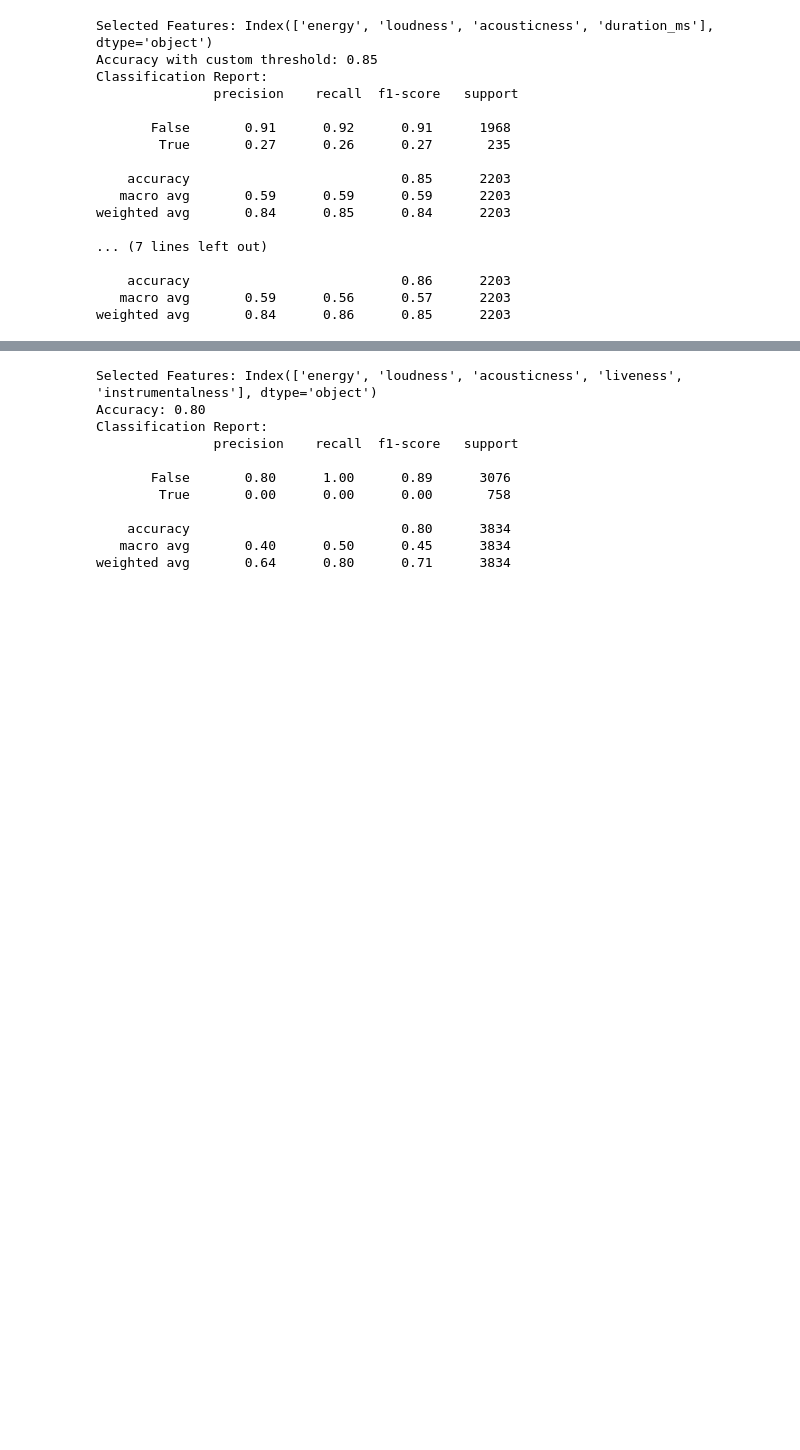
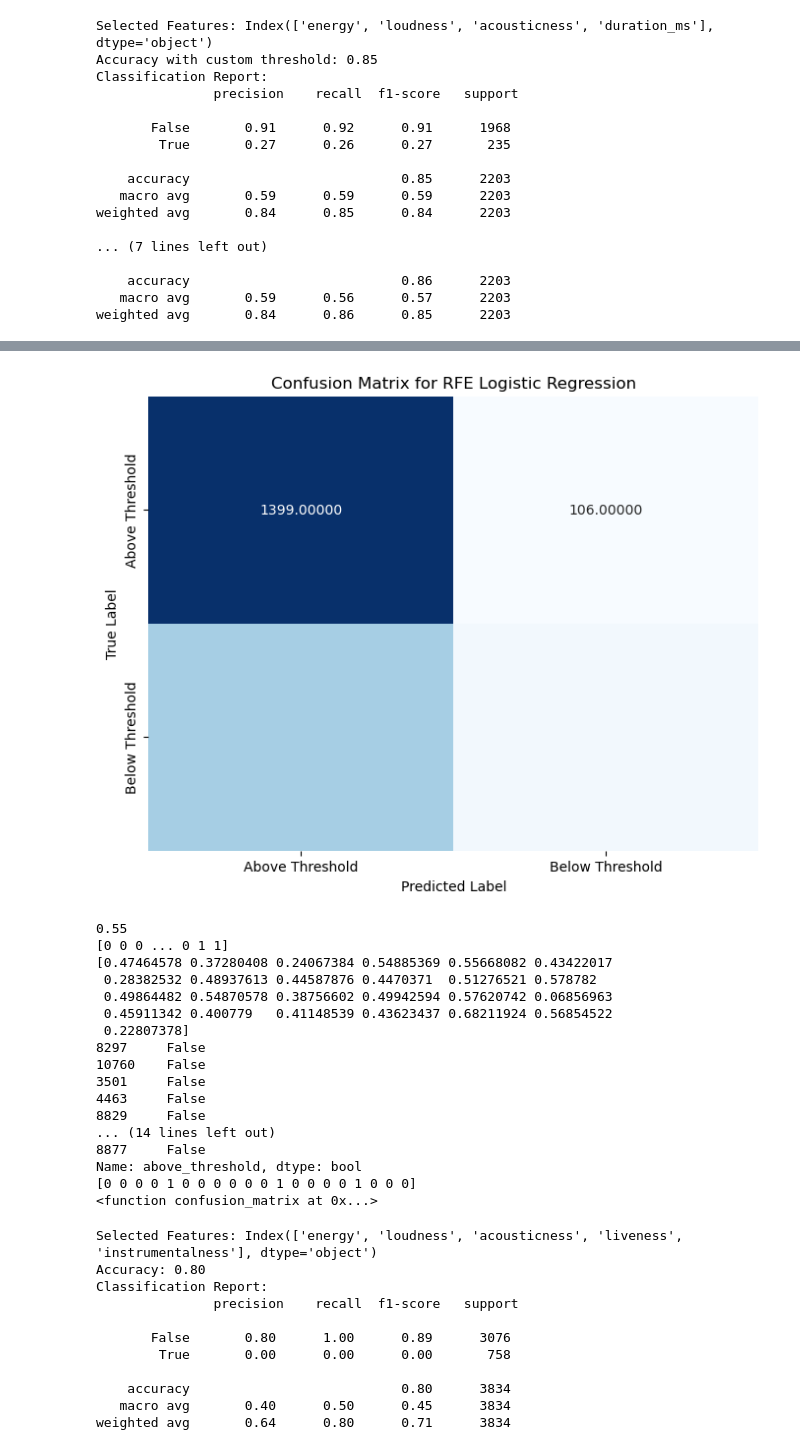
Before and after one commit to dparcon/Project_4_Group_2, a Jupyter notebook: spotify_youtube_song_analysis.ipynb, the cells around one changed output, grey strips where cells are left out. Drawn from its saved outputs; the diff is of its cells as text; code cells hidden in the pictures; blank space fills up the shorter version.

Commit message:
"Update to predict popularity, plus attempt at a confusion matrix"

```diff
--- a/spotify_youtube_song_analysis.ipynb
+++ b/spotify_youtube_song_analysis.ipynb
@@ -796,3 +919,51 @@ weighted avg       0.84      0.86      0.85      2203
+# %%
+from sklearn.metrics import confusion_matrix
+import seaborn as sns
+import matplotlib.pyplot as plt
+
+# Step 1: Predict class labels using the custom threshold
+#y_pred_custom = (y_pred_proba >= custom_threshold_used).astype(int)
+
+# Step 2: Compute confusion matrix
+conf_matrix = confusion_matrix(y_pred_custom, y_test)
+
+# Step 3: Plot the confusion matrix
+plt.figure(figsize=(8, 6))
+sns.heatmap(conf_matrix, annot=True, fmt='.5f', cmap='Blues', cbar=False,
+            xticklabels=['Above Threshold', 'Below Threshold'],
+            yticklabels=['Above Threshold', 'Below Threshold'])
+plt.ylabel('True Label')
+plt.xlabel('Predicted Label')
+plt.title('Confusion Matrix for RFE Logistic Regression')
+plt.show()
+print(custom_threshold_used)
+#print(y_test)
+print(y_pred_custom)
+pd.Series(y_test).value_counts()
+pd.Series(y_pred_custom).value_counts()
+print(y_pred_proba[:25])
+print(y_test[:20])
+print(y_pred_custom[:20])
+print(confusion_matrix)
+# %% [output]
+[figure, added]
+0.55
+[0 0 0 ... 0 1 1]
+[0.47464578 0.37280408 0.24067384 0.54885369 0.55668082 0.43422017
+ 0.28382532 0.48937613 0.44587876 0.4470371  0.51276521 0.578782
+ 0.49864482 0.54870578 0.38756602 0.49942594 0.57620742 0.06856963
+ 0.45911342 0.400779   0.41148539 0.43623437 0.68211924 0.56854522
+ 0.22807378]
+8297     False
+10760    False
+3501     False
+4463     False
+8829     False
+... (14 lines left out)
+8877     False
+Name: above_threshold, dtype: bool
+[0 0 0 0 1 0 0 0 0 0 0 1 0 0 0 0 1 0 0 0]
+<function confusion_matrix at 0x...>
 # %%
 from sklearn.feature_selection import RFE
 from sklearn.linear_model import LogisticRegression
```
Also changed, not shown: parts of 7 cells of this notebook.
